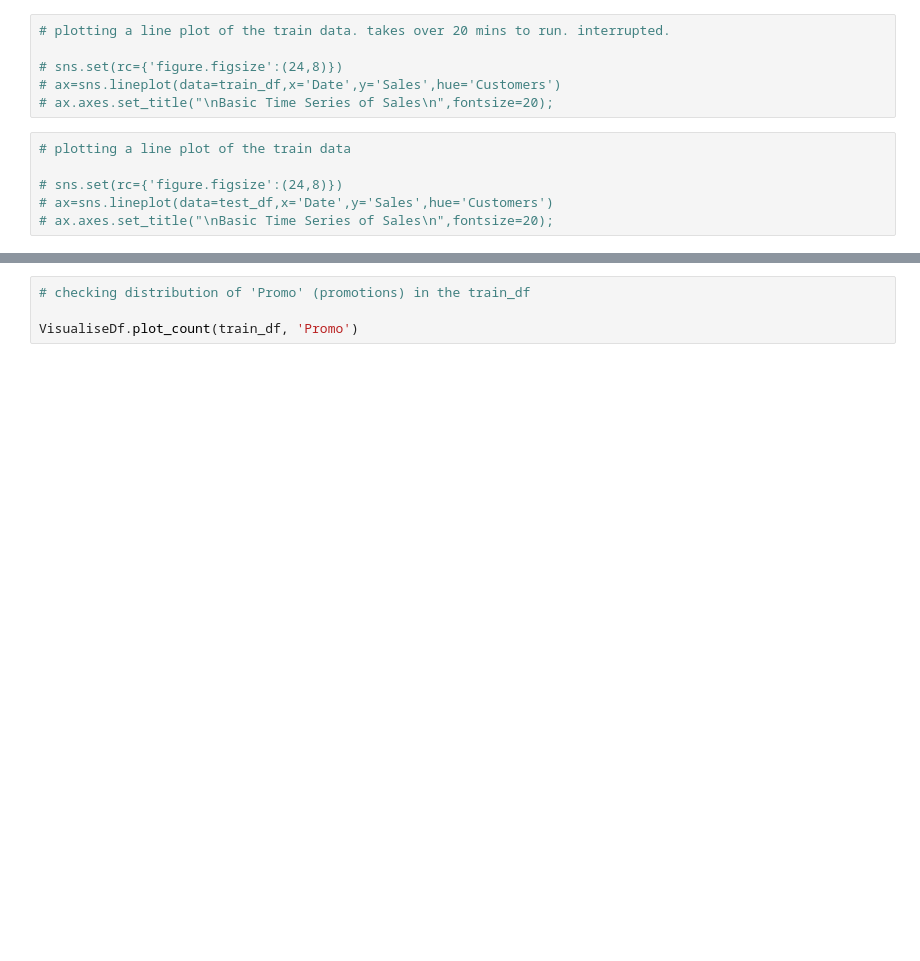
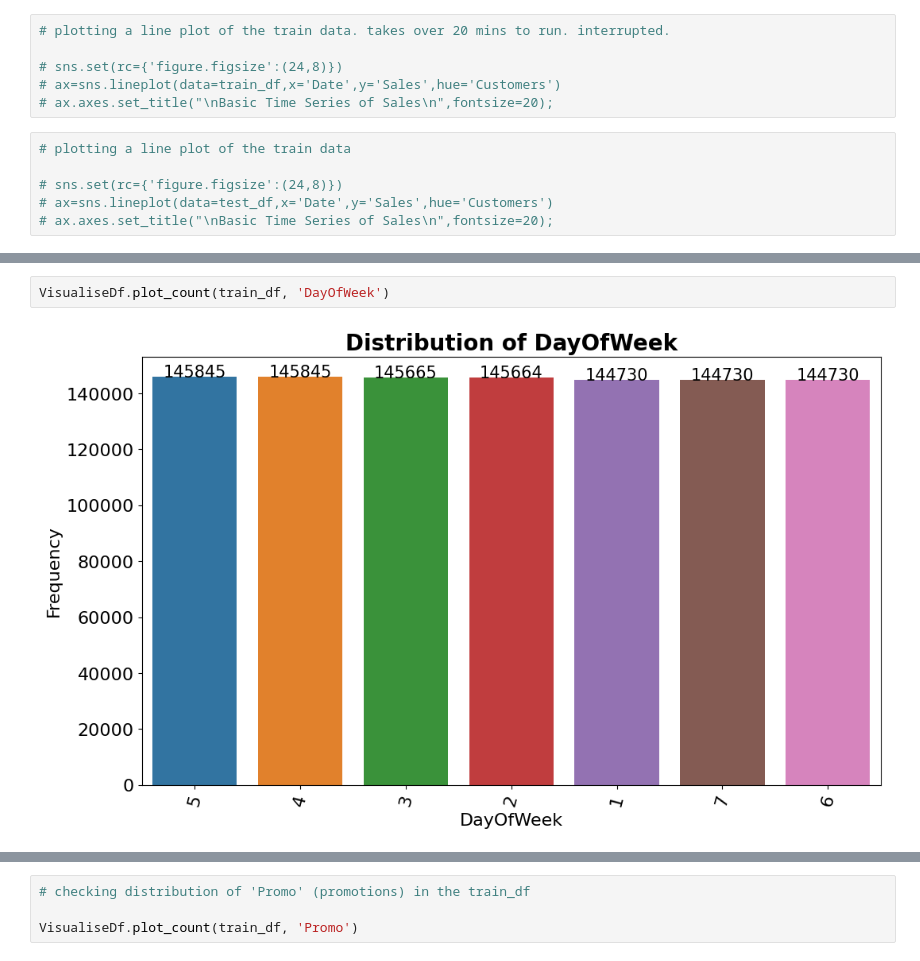
Before and after one commit to akrobi/timeseries_PharmaceuticalSalesPrediction, a Jupyter notebook: notebooks/eda.ipynb, the cells around one changed output, grey strips where cells are left out. Saved outputs shown, nothing was run; the diff lists cells and outputs as text; blank space fills up the shorter version.

Commit message:
added histograms, plot_counts

```diff
--- a/notebooks/eda.ipynb
+++ b/notebooks/eda.ipynb
@@ -135,0 +229,4 @@ So far, here is what we can tell about the data:<br>
+# %%
+VisualiseDf.plot_count(train_df, 'DayOfWeek')
+# %% [output]
+[figure, added]
```
Also changed, not shown: parts of 16 cells of this notebook.
